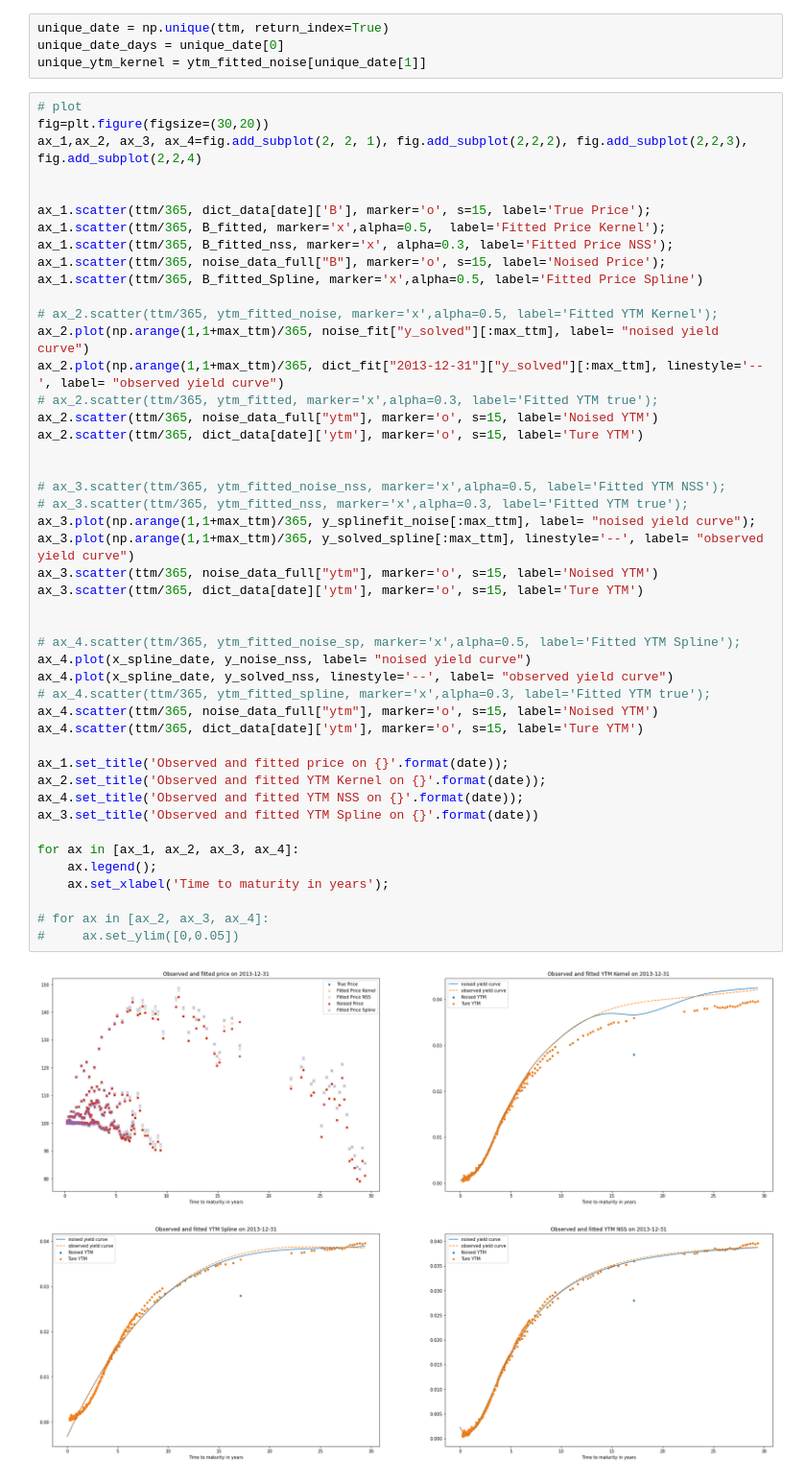
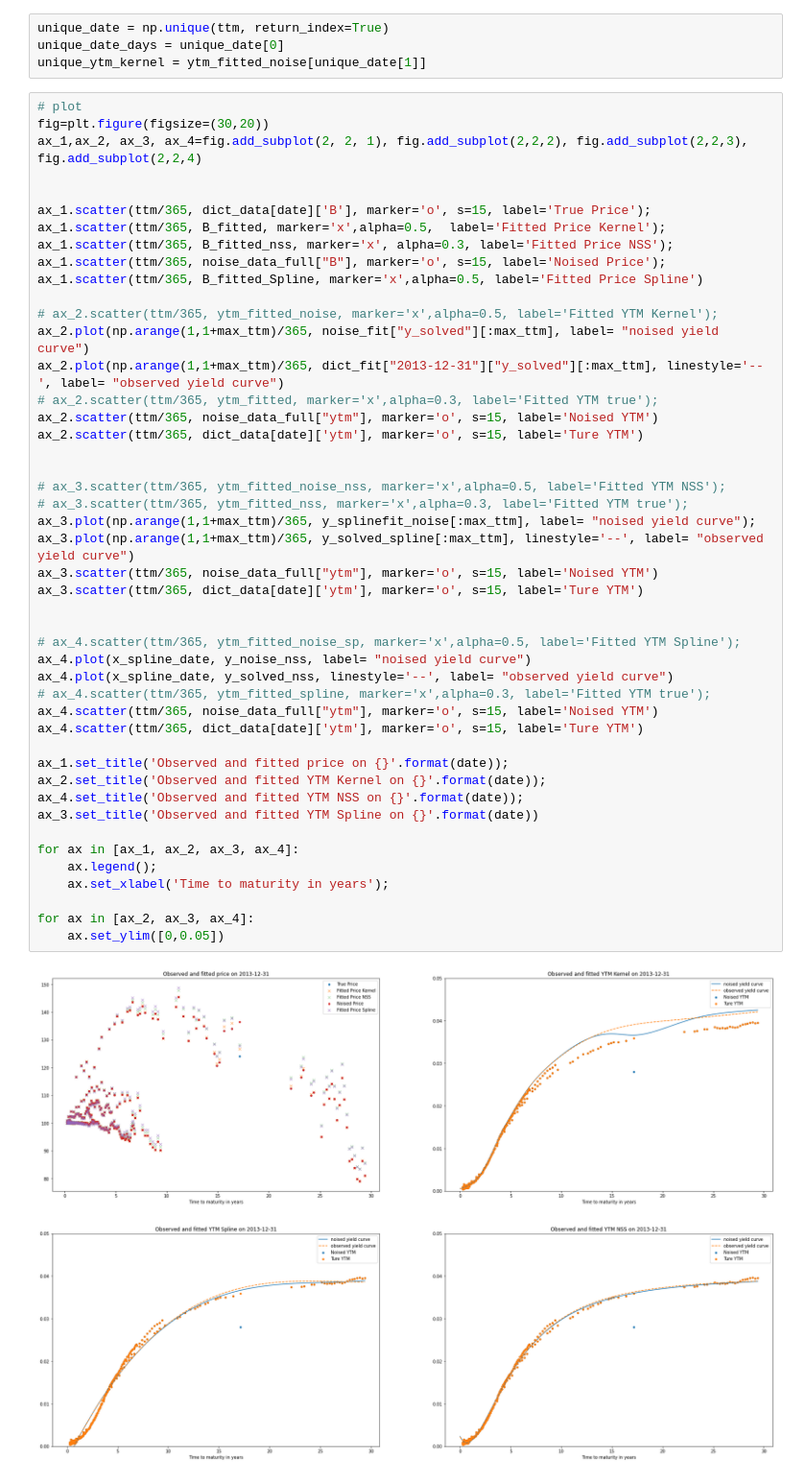
Before and after one commit to Lindi1907/Robust-Machine-Learning-for-Yield-Curve-Estimation, a Jupyter notebook: code&data/KR_example.ipynb, the cells around one changed output. Shown at 96% size. Drawn from its saved outputs; the diff is of its cells as text.

```diff
--- a/code&data/KR_example.ipynb
+++ b/code&data/KR_example.ipynb
@@ -628,33 +628,33 @@ ax_2.plot(np.arange(1,1+max_ttm)/365, dict_fit["2013-12-31"]["y_solved"][:max_tt
 # ax_2.scatter(ttm/365, ytm_fitted, marker='x',alpha=0.3, label='Fitted YTM true');
 ax_2.scatter(ttm/365, noise_data_full["ytm"], marker='o', s=15, label='Noised YTM')
 ax_2.scatter(ttm/365, dict_data[date]['ytm'], marker='o', s=15, label='Ture YTM')
 
 
 # ax_3.scatter(ttm/365, ytm_fitted_noise_nss, marker='x',alpha=0.5, label='Fitted YTM NSS');
 # ax_3.scatter(ttm/365, ytm_fitted_nss, marker='x',alpha=0.3, label='Fitted YTM true');
 ax_3.plot(np.arange(1,1+max_ttm)/365, y_splinefit_noise[:max_ttm], label= "noised yield curve");
 ax_3.plot(np.arange(1,1+max_ttm)/365, y_solved_spline[:max_ttm], linestyle='--', label= "observed yield curve")
 ax_3.scatter(ttm/365, noise_data_full["ytm"], marker='o', s=15, label='Noised YTM')
 ax_3.scatter(ttm/365, dict_data[date]['ytm'], marker='o', s=15, label='Ture YTM')
 
 
 # ax_4.scatter(ttm/365, ytm_fitted_noise_sp, marker='x',alpha=0.5, label='Fitted YTM Spline');
 ax_4.plot(x_spline_date, y_noise_nss, label= "noised yield curve")
 ax_4.plot(x_spline_date, y_solved_nss, linestyle='--', label= "observed yield curve")
 # ax_4.scatter(ttm/365, ytm_fitted_spline, marker='x',alpha=0.3, label='Fitted YTM true');
 ax_4.scatter(ttm/365, noise_data_full["ytm"], marker='o', s=15, label='Noised YTM')
 ax_4.scatter(ttm/365, dict_data[date]['ytm'], marker='o', s=15, label='Ture YTM')
 
 ax_1.set_title('Observed and fitted price on {}'.format(date));
 ax_2.set_title('Observed and fitted YTM Kernel on {}'.format(date));
 ax_4.set_title('Observed and fitted YTM NSS on {}'.format(date));
 ax_3.set_title('Observed and fitted YTM Spline on {}'.format(date))
 
 for ax in [ax_1, ax_2, ax_3, ax_4]:
     ax.legend();
     ax.set_xlabel('Time to maturity in years');
 
-# for ax in [ax_2, ax_3, ax_4]:
-#     ax.set_ylim([0,0.05])
+for ax in [ax_2, ax_3, ax_4]:
+    ax.set_ylim([0,0.05])
 # %% [output]
-[figure, old version]
+[figure, new version]
```
Also changed, not shown: parts of 12 cells of this notebook, 5 other files.
